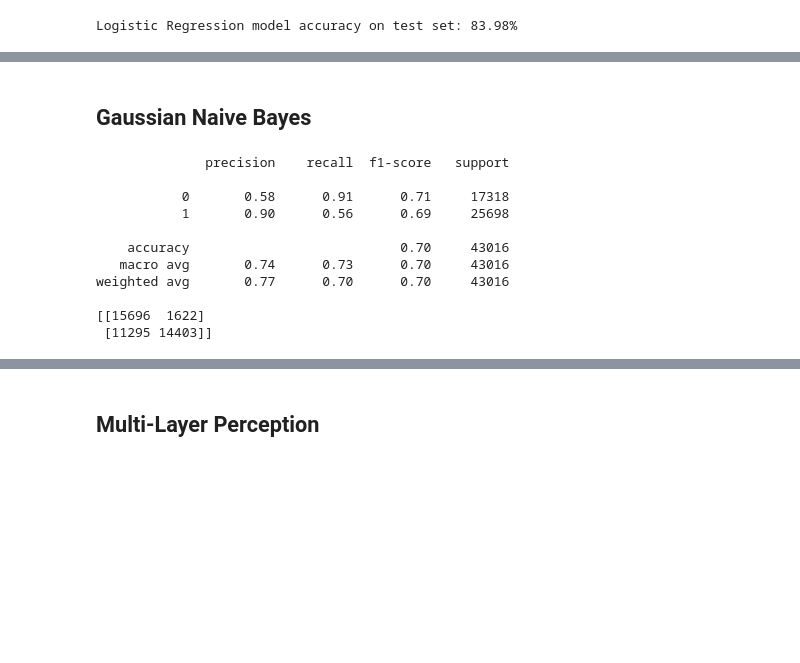
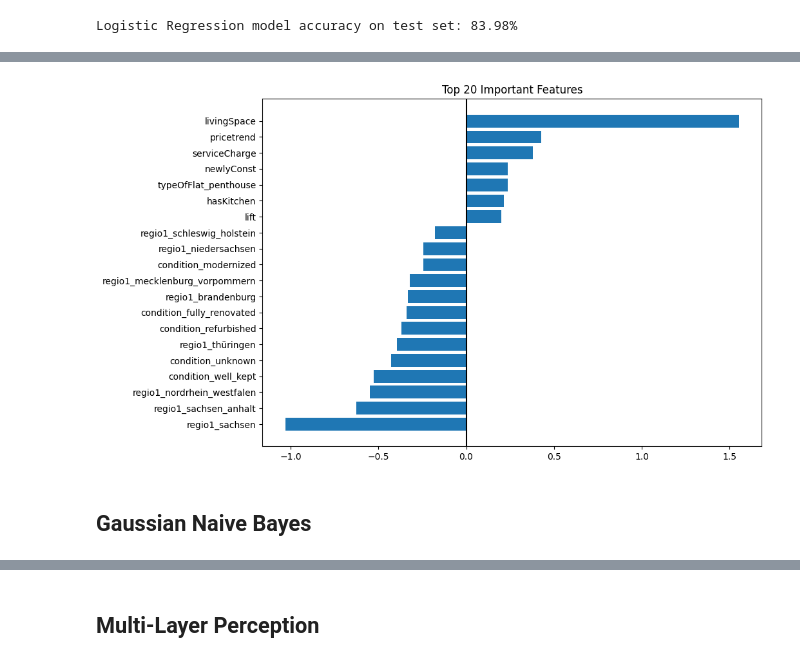
Before and after one commit to Susantoco/data_mining, a Jupyter notebook: notebooks/classification.ipynb, the cells around one changed output, grey strips where cells are left out. Saved outputs shown, nothing was run; the diff lists cells and outputs as text; code cells hidden in the pictures; blank space fills up the shorter version.

Commit message:
change regression and classification model

```diff
--- a/notebooks/classification.ipynb
+++ b/notebooks/classification.ipynb
@@ -246,3 +248,15 @@ results.append({
 })
 # %% [output]
 Logistic Regression model accuracy on test set: 83.98%
+# %%
+model_ = model.named_steps["clf"]
+weights = model_.coef_[0]
+feature_cols = X_train.columns.tolist()
+coef_df = pd.DataFrame({
+    "feature": feature_cols,
+    "weight": weights
+})
+
+coef_df = coef_df.sort_values(by="weight", ascending=False)
+
+print(coef_df)
@@ -249,24 +278,29 @@ Logistic Regression model accuracy on test set: 83.98%
+# %%
+top_k = 20
+
+df = coef_df.copy()
+df["abs_weight"] = df["weight"].abs()
+
+top = df.sort_values("abs_weight", ascending=False).head(top_k)
+top = top.sort_values("weight")
+
+plt.figure(figsize=(10, 7))
+plt.barh(top["feature"], top["weight"])
+plt.axvline(0, color="black")
+plt.title(f"Top {top_k} Important Features")
+plt.show()
+# %% [output]
+[figure, added]
 # %% [markdown]
 ## Gaussian Naive Bayes
 # %%
-from sklearn.naive_bayes import GaussianNB
-from sklearn.metrics import classification_report, confusion_matrix
-
-model = GaussianNB(priors=[0.4, 0.6])
-model.fit(X_train, y_train)
-y_pred = model.predict(X_val)
-print(classification_report(y_val, y_pred))
-print(confusion_matrix(y_val, y_pred))
+prior_list = [
+    [0.5, 0.5],
+    [0.6, 0.4],
+    [0.4, 0.6],
+    [0.7, 0.3],
+    [0.3, 0.7],
+    [0.8, 0.2],
+    [0.2, 0.8]
+]
-# %% [output]
-              precision    recall  f1-score   support
-
-           0       0.58      0.91      0.71     17318
-           1       0.90      0.56      0.69     25698
-
-    accuracy                           0.70     43016
-   macro avg       0.74      0.73      0.70     43016
-weighted avg       0.77      0.70      0.70     43016
-
-[[15696  1622]
- [11295 14403]]
 # %%
```
Also changed, not shown: parts of 17 cells of this notebook, 1 other file.
